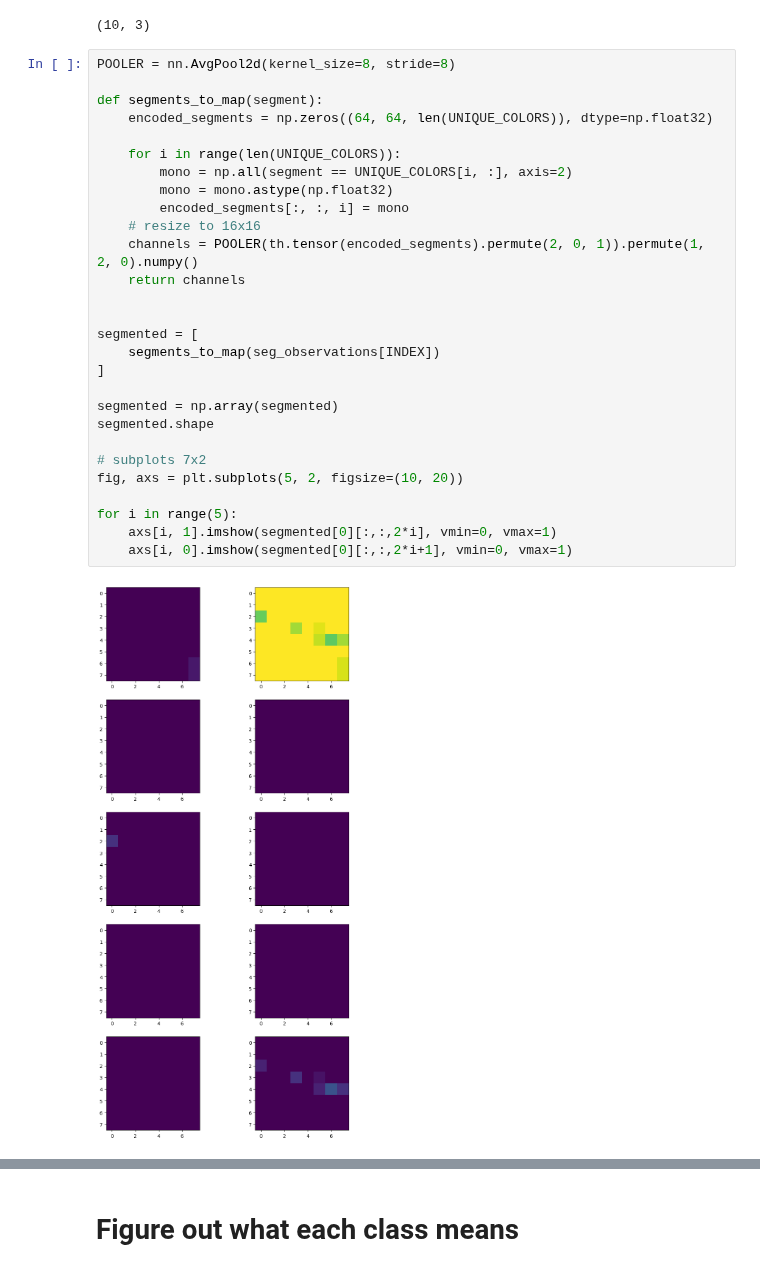
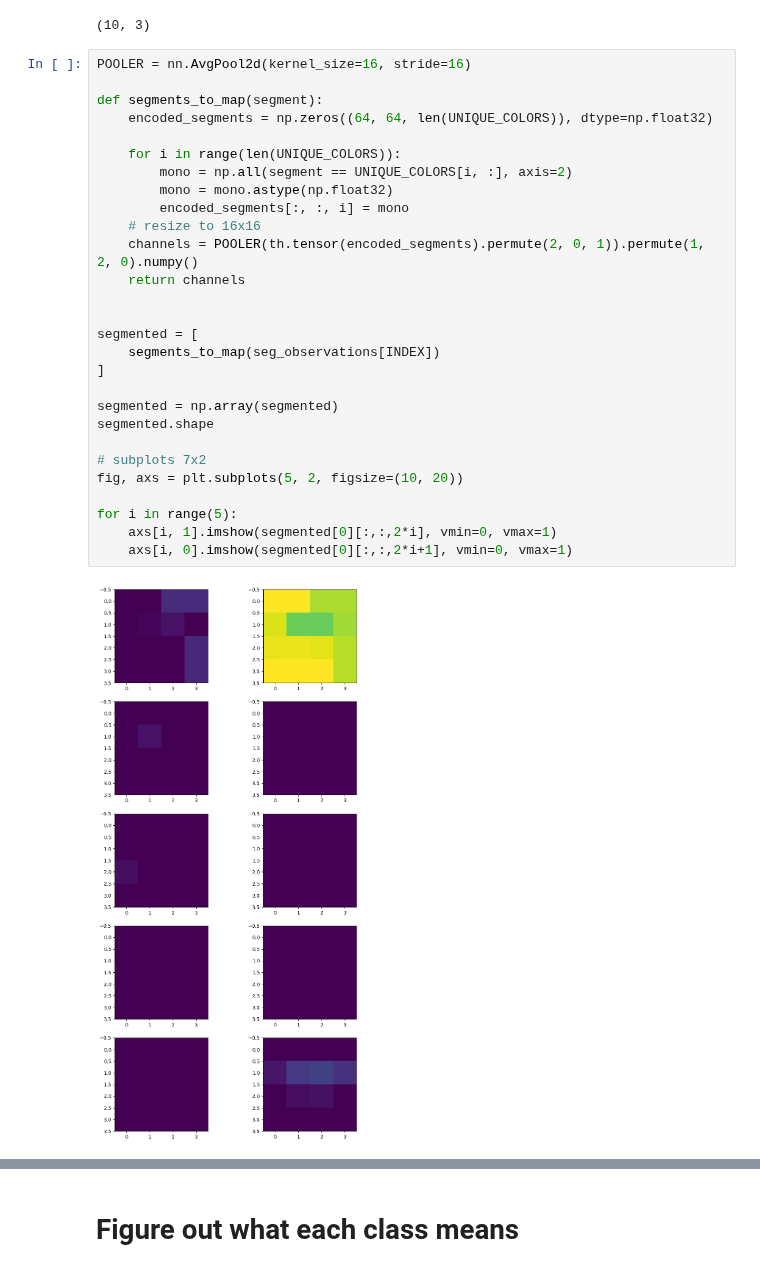
Before and after one commit to Lord225/explain-rl, a Jupyter notebook: explain/train-explainable-tree_maxpool.ipynb, the cells around one changed output, grey strips where cells are left out. Drawn from its saved outputs; the diff is of its cells as text.

Commit message:
plots

```diff
--- a/explain/train-explainable-tree_maxpool.ipynb
+++ b/explain/train-explainable-tree_maxpool.ipynb
@@ -143,35 +131,35 @@ UNIQUE_COLORS.shape
 # %% [output]
 (10, 3)
 # %%
-POOLER = nn.AvgPool2d(kernel_size=8, stride=8)
+POOLER = nn.AvgPool2d(kernel_size=16, stride=16)
 
 def segments_to_map(segment):
     encoded_segments = np.zeros((64, 64, len(UNIQUE_COLORS)), dtype=np.float32)
 
     for i in range(len(UNIQUE_COLORS)):
         mono = np.all(segment == UNIQUE_COLORS[i, :], axis=2)
         mono = mono.astype(np.float32)
         encoded_segments[:, :, i] = mono
     # resize to 16x16
     channels = POOLER(th.tensor(encoded_segments).permute(2, 0, 1)).permute(1, 2, 0).numpy()
     return channels
 
 
 segmented = [
     segments_to_map(seg_observations[INDEX])
 ]
 
 segmented = np.array(segmented)
 segmented.shape
 
 # subplots 7x2
 fig, axs = plt.subplots(5, 2, figsize=(10, 20))
 
 for i in range(5):
     axs[i, 1].imshow(segmented[0][:,:,2*i], vmin=0, vmax=1)
     axs[i, 0].imshow(segmented[0][:,:,2*i+1], vmin=0, vmax=1)
 # %% [output]
-[figure, old version]
+[figure, new version]
 # %%
 plt.imshow(observations[INDEX][:,:,6:])
 # %% [output]
```
Also changed, not shown: parts of 32 cells of this notebook, 6 other files.
